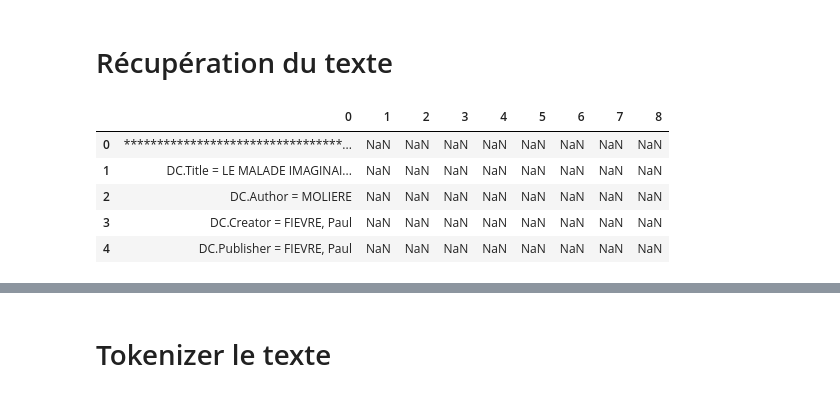
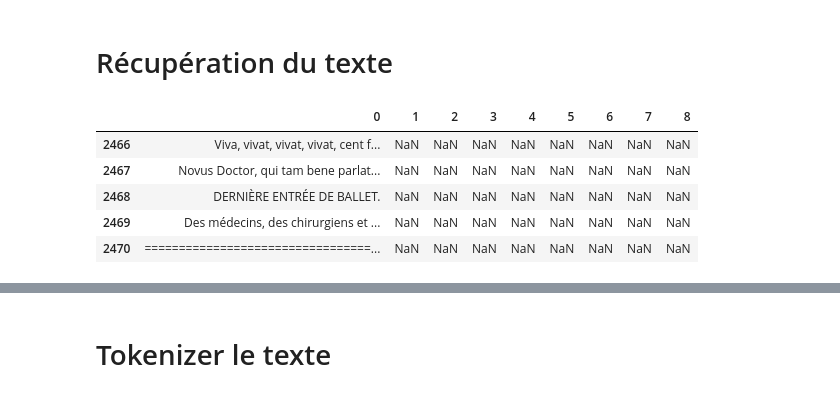
Before and after one commit to Antoine1608/TH-NL-P1-Decoupage_des_roles_d_une_piece_de_theatre, a Jupyter notebook: compte_mots.ipynb, the cells around one changed output, grey strips where cells are left out. Drawn from its saved outputs; the diff is of its cells as text; code cells hidden in the pictures.

```diff
--- a/compte_mots.ipynb
+++ b/compte_mots.ipynb
@@ -68,9 +68,9 @@ df_tot=pd.read_fwf(doc,header=None,sep=" ",encoding = "ISO-8859-1")
-# %%
-df_tot.head()
-# %% [output]
-|  | 0 | 1 | 2 | 3 | 4 | 5 | 6 | 7 | 8 |
-| 0 | *********************************... | NaN | NaN | NaN | NaN | NaN | NaN | NaN | NaN |
-| 1 | DC.Title = LE MALADE IMAGINAI... | NaN | NaN | NaN | NaN | NaN | NaN | NaN | NaN |
-| 2 | DC.Author = MOLIERE | NaN | NaN | NaN | NaN | NaN | NaN | NaN | NaN |
-| 3 | DC.Creator = FIEVRE, Paul | NaN | NaN | NaN | NaN | NaN | NaN | NaN | NaN |
-| 4 | DC.Publisher = FIEVRE, Paul | NaN | NaN | NaN | NaN | NaN | NaN | NaN | NaN |
+# %%
+df.tail()
+# %% [output]
+|  | 0 | 1 | 2 | 3 | 4 | 5 | 6 | 7 | 8 |
+| 2466 | Viva, vivat, vivat, vivat, cent f... | NaN | NaN | NaN | NaN | NaN | NaN | NaN | NaN |
+| 2467 | Novus Doctor, qui tam bene parlat... | NaN | NaN | NaN | NaN | NaN | NaN | NaN | NaN |
+| 2468 | DERNIÈRE ENTRÉE DE BALLET. | NaN | NaN | NaN | NaN | NaN | NaN | NaN | NaN |
+| 2469 | Des médecins, des chirurgiens et ... | NaN | NaN | NaN | NaN | NaN | NaN | NaN | NaN |
+| 2470 | =================================... | NaN | NaN | NaN | NaN | NaN | NaN | NaN | NaN |
```
Also changed, not shown: parts of 70 cells of this notebook.
